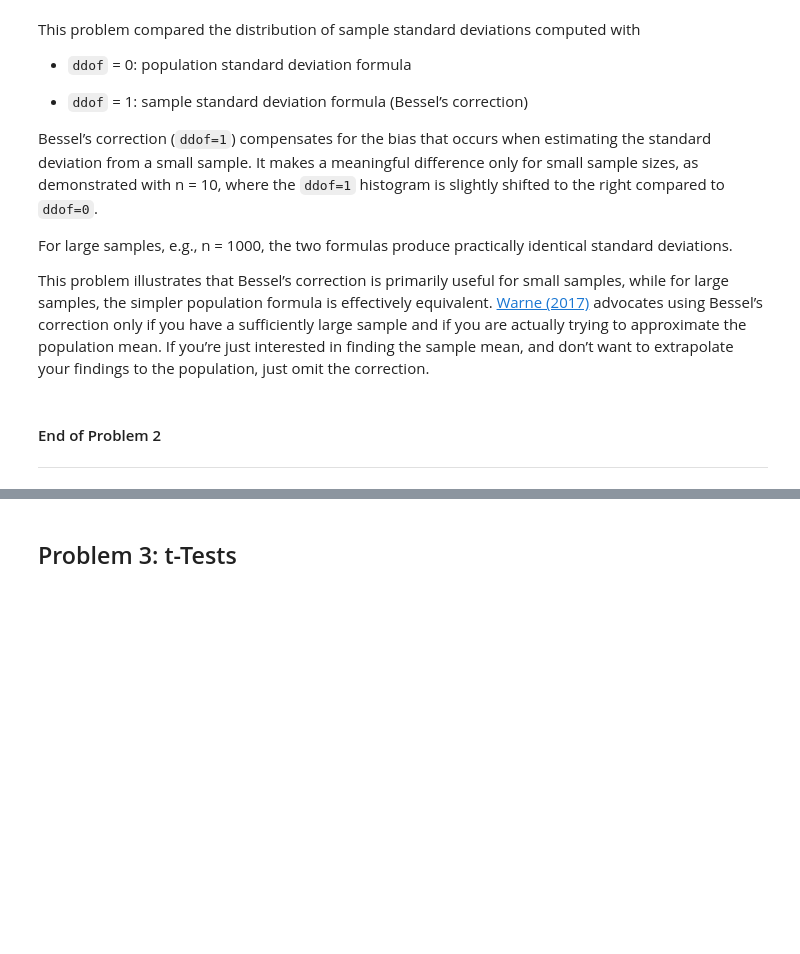
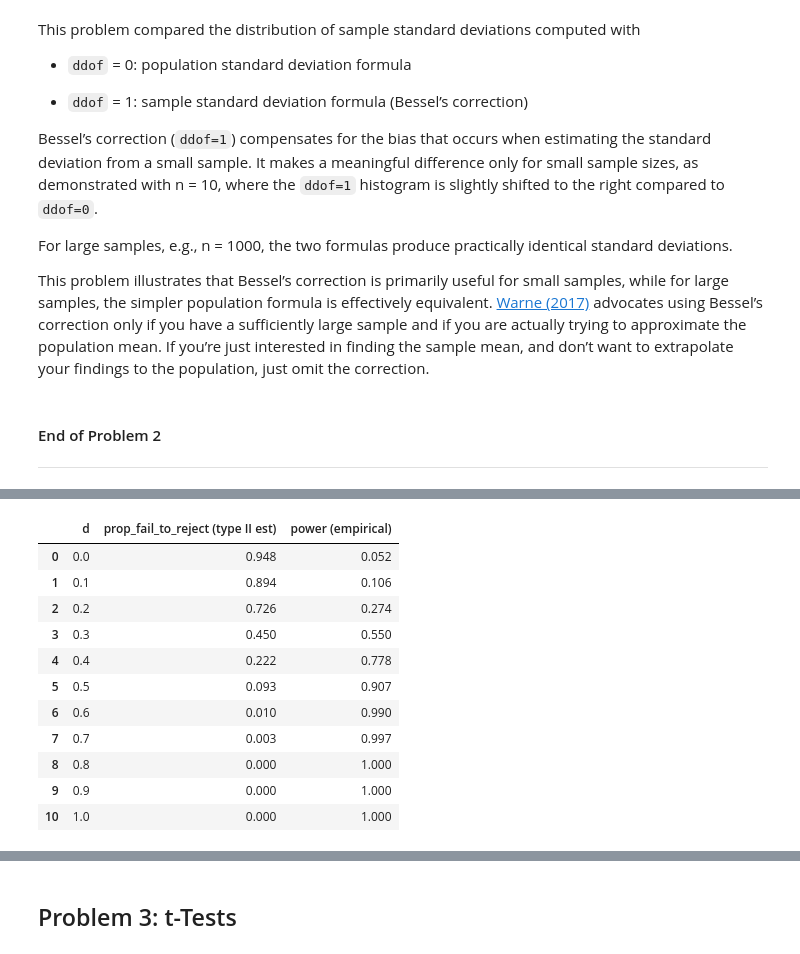
Before and after one commit to SBCURLEY/as-assessment, a Jupyter notebook: problems.ipynb, the cells around one changed output, grey strips where cells are left out. Drawn from its saved outputs; the diff is of its cells as text; code cells hidden in the pictures; blank space fills up the shorter version.

```diff
--- a/problems.ipynb
+++ b/problems.ipynb
@@ -515,0 +564,49 @@ This problem illustrates that Bessel’s correction is primarily useful for smal
+# %%
+
+# main code
+for d in ds:
+    # `no_reject` counts how many of the k tests do NOT reject H0
+    no_reject = 0
+
+    # Run n_trials independent simulated experiments for this effect size d
+    for i in range(k):
+        # Generate the samples
+        # Group a: drawn from N(0, 1) (mean 0, sd 1)
+        # Group b: drawn from N(d, 1) (mean d, sd 1)
+        group_a = np.random.normal(loc=0.0, scale=1.0, size=n)
+        group_b = np.random.normal(loc=d, scale=1.0, size=n)
+
+        # Independent two-sample t-test
+        # scipy.stats.ttest_ind returns (t_statistic, p-value).
+        # using the default equal-variance t-test here since the lecture used that assumption.
+        t_stat, p_value = stats.ttest_ind(group_a, group_b)
+
+        # Decision rule
+        # If p_value >= alpha, we fail to reject H0.
+        # For d > 0 such a non-rejection is a Type II occurrence.
+        if p_value >= alpha:
+            no_reject += 1
+
+    # After k repetitions for this d, compute the empirical proportions:
+    prop_fail_to_reject = no_reject / k    # empirical Type II estimate (for d>0)
+    empirical_power = 1.0 - prop_fail_to_reject   # empirical power (probability of rejecting H0)
+
+    # Save the results tuple for later conversion to a DataFrame
+    results.append((d, prop_fail_to_reject, empirical_power))
+# Convert to a DataFrame for nicer display in the notebook
+df = pd.DataFrame(results, columns=['d', 'prop_fail_to_reject (type II est)', 'power (empirical)'])
+# Display the results DataFrame so we can inspect the numeric values.
+df
+# %% [output]
+|  | d | prop_fail_to_reject (type II est) | power (empirical) |
+| 0 | 0.0 | 0.948 | 0.052 |
+| 1 | 0.1 | 0.894 | 0.106 |
+| 2 | 0.2 | 0.726 | 0.274 |
+| 3 | 0.3 | 0.450 | 0.550 |
+| 4 | 0.4 | 0.222 | 0.778 |
+| 5 | 0.5 | 0.093 | 0.907 |
+| 6 | 0.6 | 0.010 | 0.990 |
+| 7 | 0.7 | 0.003 | 0.997 |
+| 8 | 0.8 | 0.000 | 1.000 |
+| 9 | 0.9 | 0.000 | 1.000 |
+| 10 | 1.0 | 0.000 | 1.000 |
```
Also changed, not shown: parts of 17 cells of this notebook.
